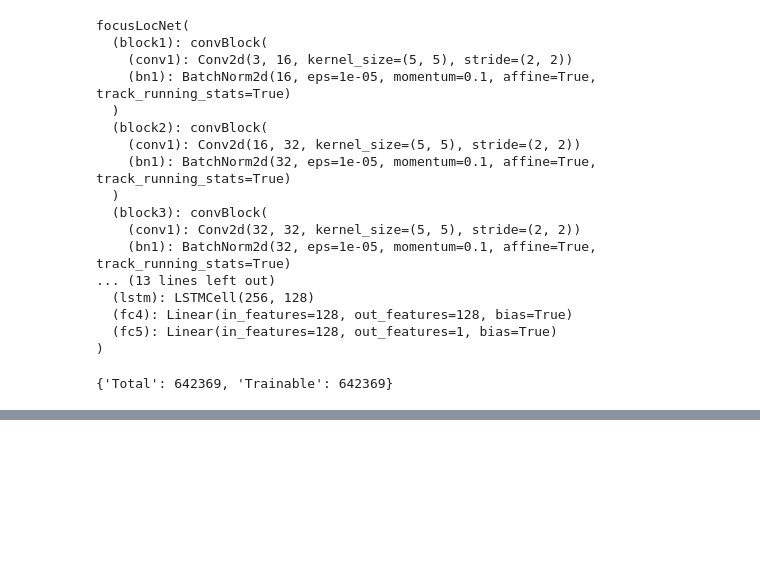
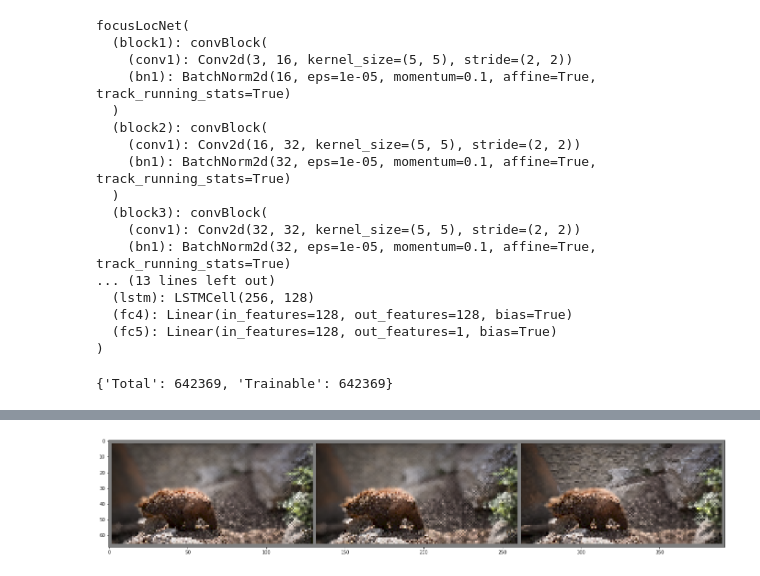
Before and after one commit to cianhwang/pyFusion, a Jupyter notebook: Robotics_Control.ipynb, the cells around one changed output, grey strips where cells are left out. Saved outputs shown, nothing was run; the diff lists cells and outputs as text; code cells hidden in the pictures; blank space fills up the shorter version.

```diff
--- a/Robotics_Control.ipynb
+++ b/Robotics_Control.ipynb
@@ -331,3 +352,8 @@ tensor([[-0.9610],
+# %%
+fused = fuseTwoImages(imgT[:-1], imgT[1:])
+imshow(utils.make_grid(fused.cpu()))
+# %% [output]
+[figure, added]
 # %%
 optim = optim.Adam(filter(lambda p: p.requires_grad, model.parameters()), lr=1e-4)
 # %%
```
Also changed, not shown: parts of 7 cells of this notebook.
